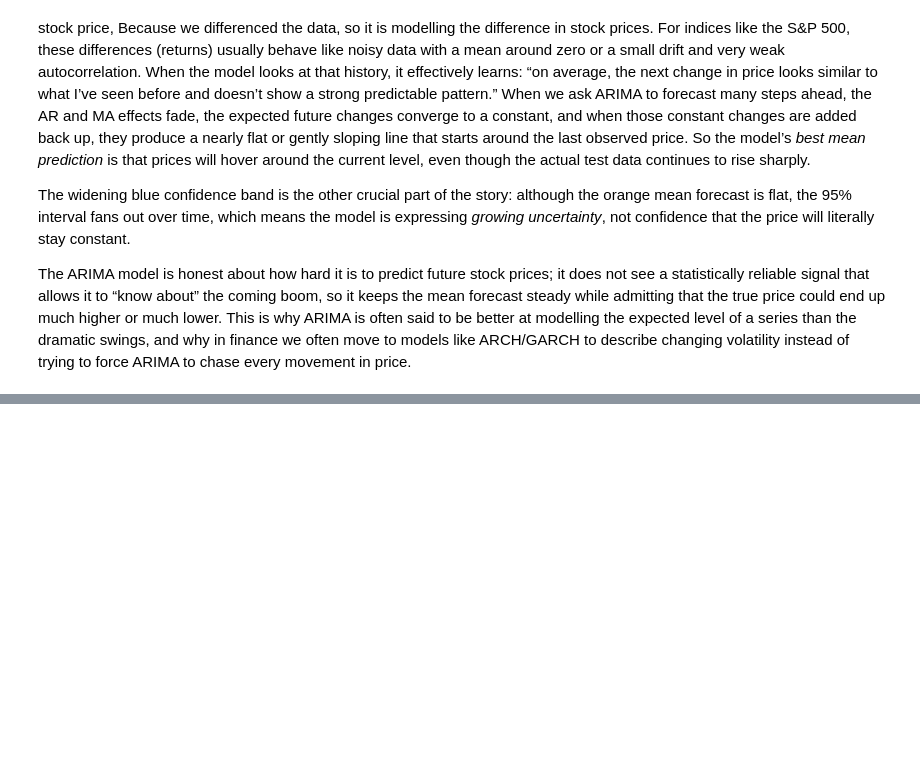
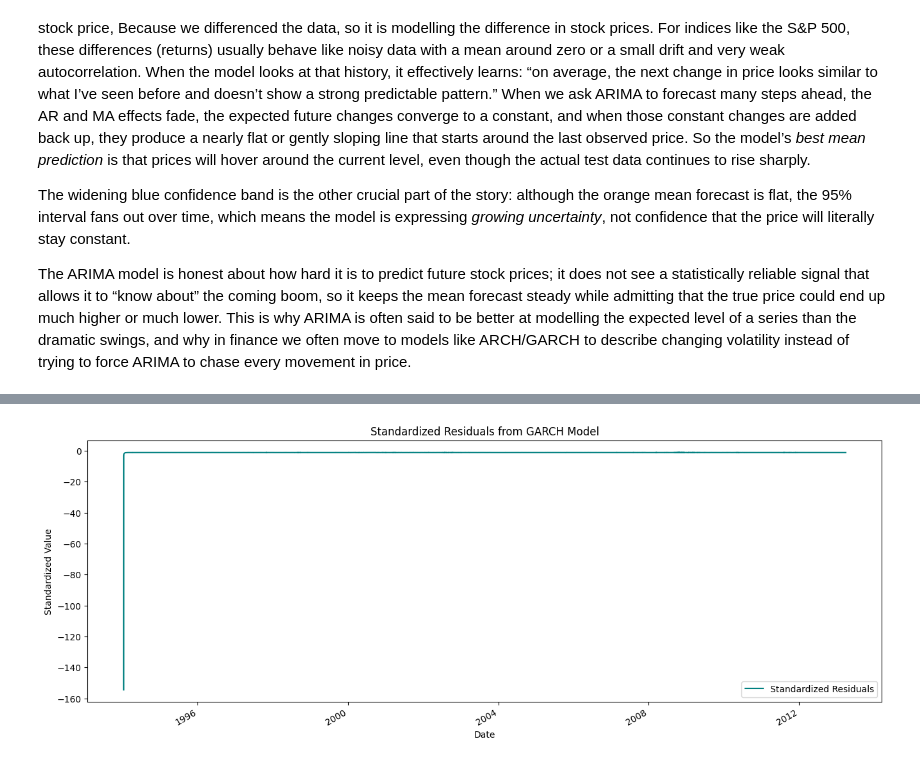
Before and after one commit to WamzMwangi/Advanced_Machine_Learning, a Jupyter notebook: Time_Series_Forecasting/Stock_prices_forecasting.ipynb, the cells around one changed output, grey strips where cells are left out. Drawn from its saved outputs; the diff is of its cells as text; code cells hidden in the pictures; blank space fills up the shorter version.

```diff
--- a/Time_Series_Forecasting/Stock_prices_forecasting.ipynb
+++ b/Time_Series_Forecasting/Stock_prices_forecasting.ipynb
@@ -514,0 +780,10 @@ The ARIMA model is honest about how hard it is to predict future stock prices; i
+# %%
+plt.figure(figsize=(16, 6))
+garch_result.std_resid.plot(label='Standardized Residuals', color='teal')
+plt.title('Standardized Residuals from GARCH Model')
+plt.ylabel('Standardized Value')
+plt.xlabel('Date')
+plt.legend()
+plt.show()
+# %% [output]
+[figure, added]
```
Also changed, not shown: parts of 41 cells of this notebook.
